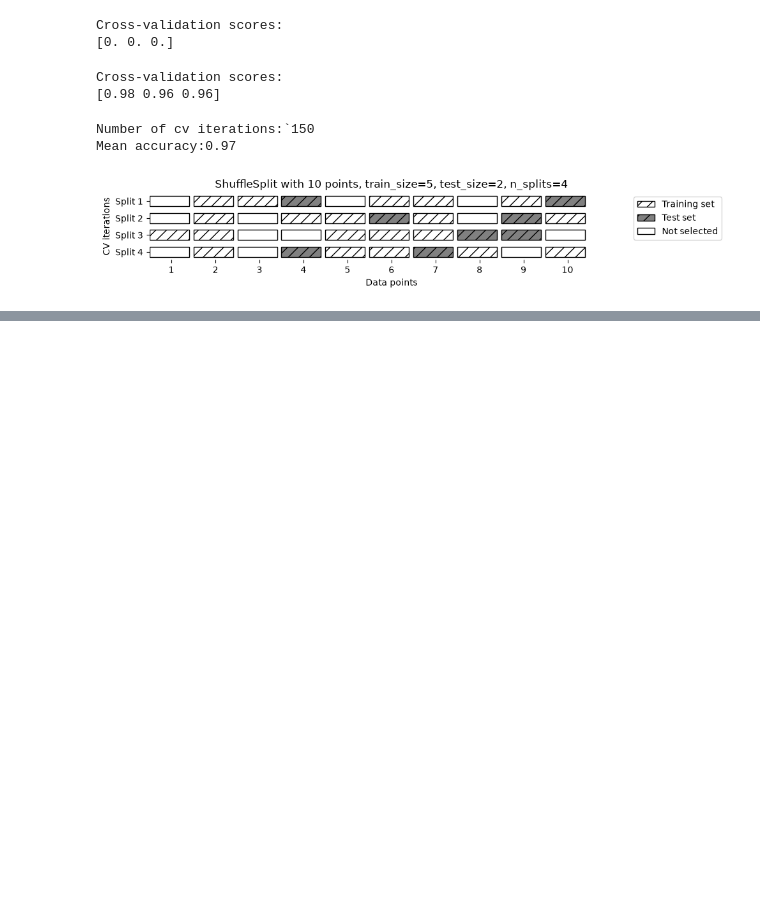
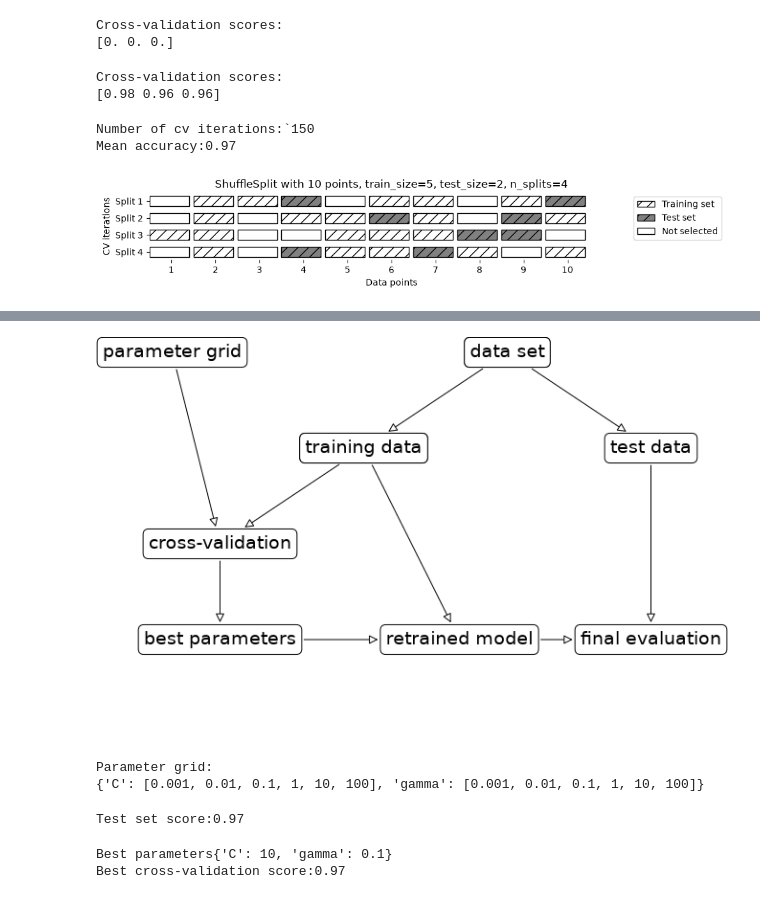
Before and after one commit to seita1004/python-machine-learning-study, a Jupyter notebook: 第5章/交差検証.ipynb, the cells around one changed output, grey strips where cells are left out. Saved outputs shown, nothing was run; the diff lists cells and outputs as text; code cells hidden in the pictures; blank space fills up the shorter version.

```diff
--- a/第5章/交差検証.ipynb
+++ b/第5章/交差検証.ipynb
@@ -145,0 +280,55 @@ x,y
+# %%
+#データを分割し、グリッドリサーチを行い、最後のパラメータを評価する過程を示す
+mglearn.plots.plot_grid_search_overview()
+# %% [output]
+[figure, added]
+# %%
+#交差検証を用いたグリッドリサーチは、非常に一般的なパラメータチューニングに使われるので、
+# scikit-learnではGridSearchCVクラスを使うことで簡単に実装できる
+
+#GridSearchCVクラスを使うには、まずディクショナリを用いて探索したいパラメータを指定する
+param_grid = {
+    "C" : [0.001,0.01,0.1,1,10,100],
+    "gamma" : [0.001,0.01,0.1,1,10,100]
+}
+
+print("Parameter grid:\n{}".format(param_grid))
+# %% [output]
+Parameter grid:
+{'C': [0.001, 0.01, 0.1, 1, 10, 100], 'gamma': [0.001, 0.01, 0.1, 1, 10, 100]}
+# %%
+#サーチすべきパラメータのグリッド、使用したい交差検証戦略を指定してインスタンスを生成する
+from sklearn.model_selection import GridSearchCV
+from sklearn.svm import SVC
+
+grid_search = GridSearchCV(
+    SVC(),
+    param_grid=param_grid,
+    cv=5
+)
+
+#訓練セットと検証セットを分割する代わりに交差検証を行う
+#しかし、パラメータの過剰適合を防ぐためには、さらに訓練セットとテストセットに分割しておく
+
+x_trainval,x_test,y_trainval,y_test = train_test_split(
+    iris.data,
+    iris.target,
+    random_state=0
+)
+
+#fitメソッドを呼び出すと、最適なパラメータ設定をサーチするだけではなく、交差検証で最も良いスコアだったパラメータを用いて、
+#自動的に訓練セット全体に対して新しいモデルを学習してくれる
+grid_search.fit(x_trainval,y_trainval)
+
+print("Test set score:{:.2f}".format(grid_search.score(x_test,y_test)))
+# %% [output]
+Test set score:0.97
+# %%
+#見つけたパラメータはbest_params_属性に格納
+#(訓練セットに対する)交差検証精度はbest_score_属性に格納
+
+print("Best parameters{}".format(grid_search.best_params_))
+print("Best cross-validation score:{:.2f}".format(grid_search.best_score_))
+# %% [output]
+Best parameters{'C': 10, 'gamma': 0.1}
+Best cross-validation score:0.97
```
Also changed, not shown: parts of 9 cells of this notebook.
